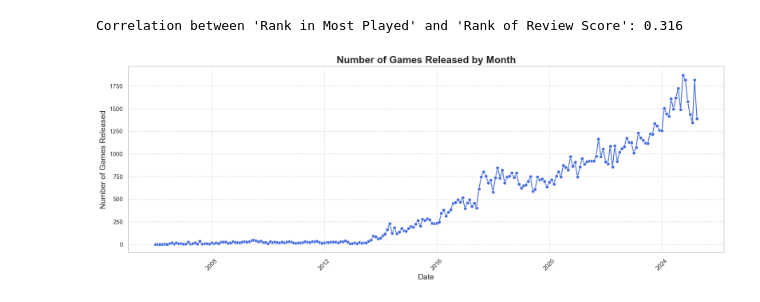
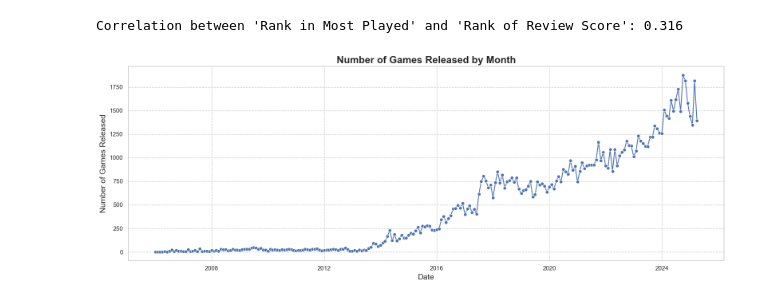
Before and after one commit to jamescollyer/Blog-Post, a Jupyter notebook: BlogCode.ipynb, the cells around one changed output. Cells and saved outputs as stored; diff of their text form; code cells hidden in the pictures.

```diff
--- a/BlogCode.ipynb
+++ b/BlogCode.ipynb
@@ -155,37 +152,22 @@ Correlation between 'Rank in Most Played' and 'Rank of Review Score': 0.316
 # %%
 import pandas as pd
 import matplotlib.pyplot as plt
 import seaborn as sns
 
 # Load the data
 df4 = pd.read_csv('SteamDB_csv/Games released by month.csv')
-
-# Convert to datetime
+#convert to datetime
 df4['DateTime'] = pd.to_datetime(df4['DateTime'])
 
-# Set Seaborn style
-sns.set_theme(style="whitegrid")  # Cleaner background
+plt.figure(figsize=(16, 6))
+sns.lineplot(x='DateTime', y='Games', data=df4, marker='o',)
 
-# Create the plot
-plt.figure(figsize=(16, 6))
-sns.lineplot(x='DateTime', y='Games', data=df4, marker='o', color='royalblue')
-
-# Titles and labels
 plt.title('Number of Games Released by Month', fontsize=18, weight='bold')
 plt.xlabel('Date', fontsize=14)
 plt.ylabel('Number of Games Released', fontsize=14)
-
-# Improve x-axis ticks
-plt.xticks(rotation=45)
-
-# Add grid
-plt.grid(visible=True, linestyle='--', alpha=0.7)
-
-# Tight layout
+plt.grid(visible=True, linestyle='--')
 plt.tight_layout()
-
 plt.savefig("Charts/Number of Games Released", dpi=300)
-# Show plot
 plt.show()
 # %% [output]
-[figure, old version]
+[figure, new version]
```
Also changed, not shown: parts of 2 cells of this notebook, 2 other files.
